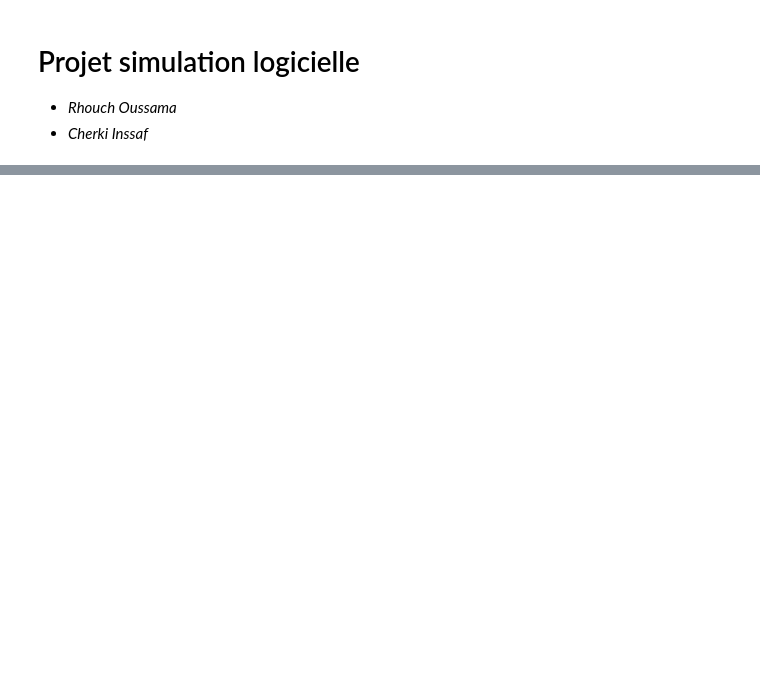
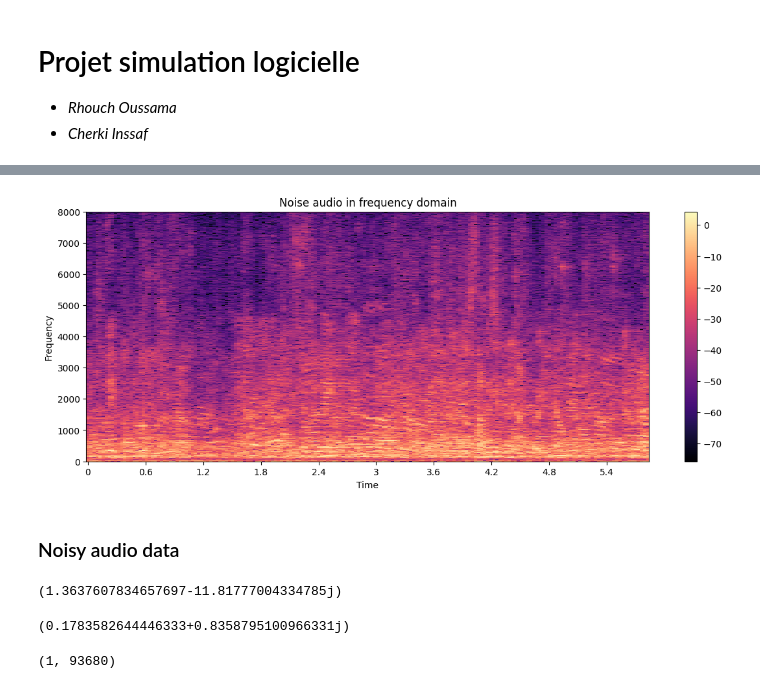
Before and after one commit to oussamarhouch/Projet-Audio, a Jupyter notebook: notebook.ipynb, the cells around one changed output, grey strips where cells are left out. Cells and saved outputs as stored; diff of their text form; code cells hidden in the pictures; blank space fills up the shorter version.

```diff
--- a/notebook.ipynb
+++ b/notebook.ipynb
@@ -184,0 +109,42 @@ write("generated/test.flac", s_rate, output_clean) #  write to file the generate
+# %%
+# normalize the clean audio
+u_norm = preprocessing.normalize([u[:len(s)]])
+
+# Fourier transform
+u_stft = librosa.stft(u_norm[0])
+
+# convert to dB
+u_stft_db = librosa.amplitude_to_db(abs(u_stft))
+# %%
+# plot the noise audio in frequency domain
+plt.figure(figsize=(14, 5))
+librosa.display.specshow(u_stft_db, sr=u_rate, x_axis="time", y_axis="hz")
+plt.title("Noise audio in frequency domain")
+plt.xlabel("Time")
+plt.ylabel("Frequency")
+plt.colorbar()
+plt.show()
+# %% [output]
+[figure, added]
+# %% [markdown]
+### Noisy audio data
+# %%
+# RSB
+rsb = 10 * np.log10(np.sum(s_stft**2)/np.sum(u_stft**2))
+rsb
+# %% [output]
+(1.3637607834657697-11.81777004334785j)
+# %%
+# alpha
+alpha = 10**(-rsb/20)
+alpha
+# %% [output]
+(0.1783582644446333+0.8358795100966331j)
+# %%
+# mix the clean and noise audio
+x = s_norm + alpha * u_norm
+x = x.astype(float)
+
+x.shape
+# %% [output]
+(1, 93680)
```
Also changed, not shown: parts of 68 cells of this notebook, 2 other files.
